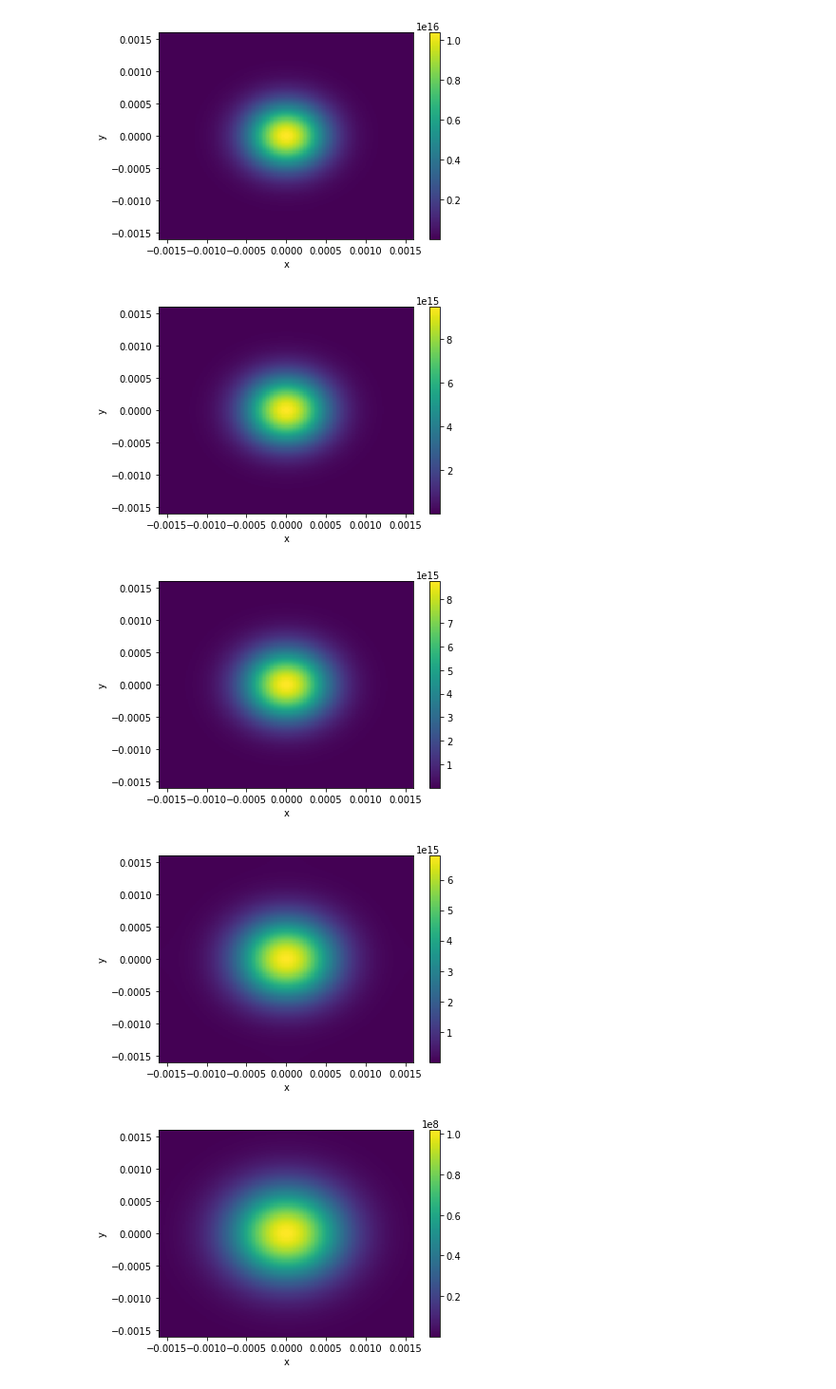
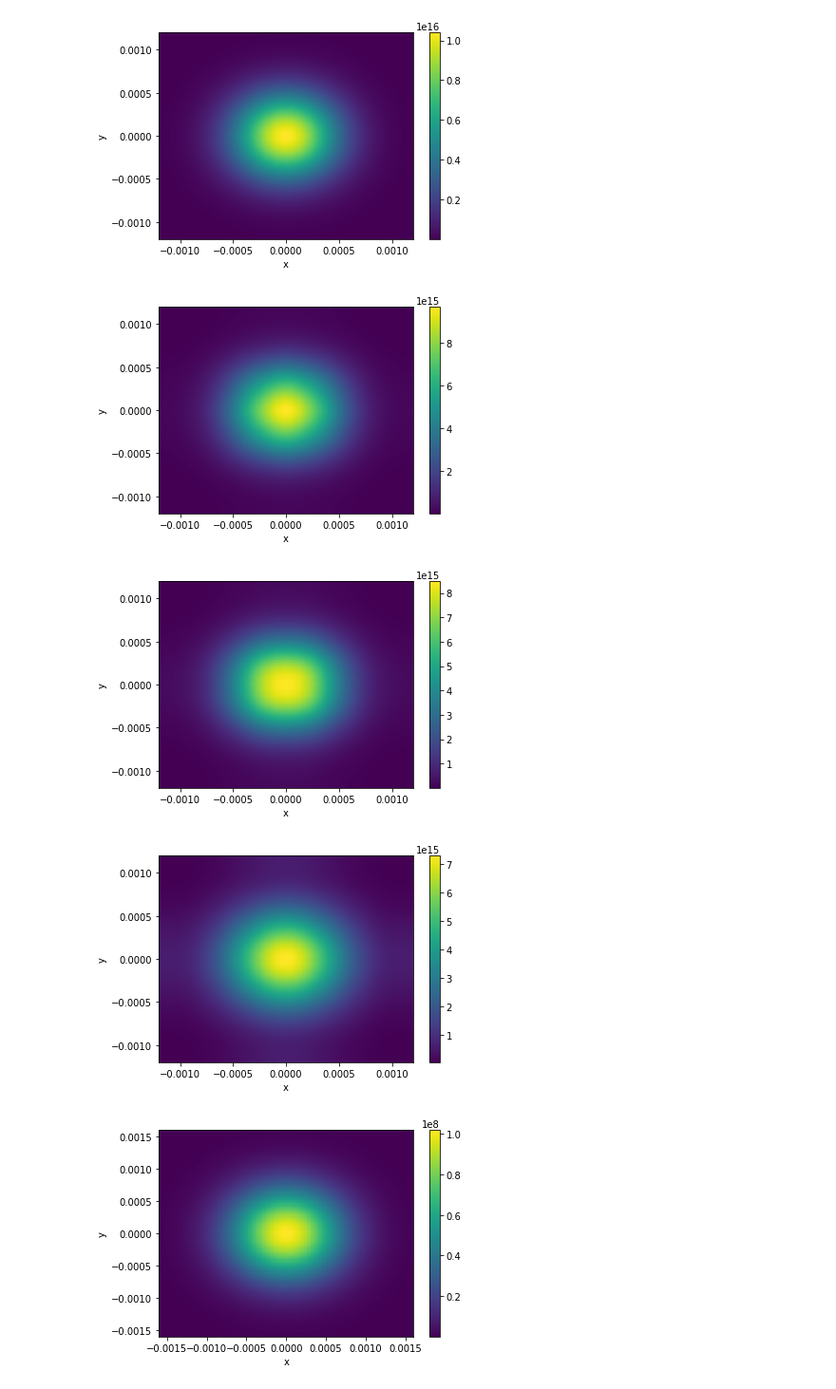
Before and after one commit to kimhong-chao/Project-PHY571, a Jupyter notebook: Design/EA.ipynb, the cells around one changed output. Shown at 95% size. Cells and saved outputs as stored; diff of their text form; code cells hidden in the pictures.

```diff
--- a/Design/EA.ipynb
+++ b/Design/EA.ipynb
@@ -129,41 +129,41 @@ p = 4
 Pin = p*Pcr
 AMP = (2*Pin/(math.pi*w0**2))**(1/2)
 x0 = [0., 0.]
 
 gauss = Gaussian(w0, AMP, x0)
 
-Lx = 1600*1e-6
-Nx = 100
-Ly = 1600*1e-6
-Ny = 100
+Lx = 1200*1e-6
+Nx = 256
+Ly = 1200*1e-6
+Ny = 256
 Lz = 1.4
 Nz = 512
 
 init_f = gauss
 
 laser = propagate(Lx, Nx, Ly, Ny, Lz, Nz, k, K, init_f, non_f)
 laser.evolution()
 
 #for i in range(25):
 #    fig, ax = plt.subplots()
 #    mesh = ax.pcolormesh(Pro.x, Pro.y, Pro.matrix[i*10])
 #    ax.set_xlabel('x')
 #    ax.set_ylabel('y')
 #    plt.colorbar(mesh, ax=ax)
 #    fig.show()
 
 for i in [0, 219, 303, Nz-1]:
     fig, ax = plt.subplots()
     mesh = ax.pcolormesh(laser.x, laser.y, laser.matrix[i])
     ax.set_xlabel('x')
     ax.set_ylabel('y')
     plt.colorbar(mesh, ax=ax)
     fig.show()
 # %% [output]
-[figure, old version]
+[figure, new version]
-[figure, old version]
+[figure, new version]
-[figure, old version]
+[figure, new version]
-[figure, old version]
+[figure, new version]
 # %%
 E = laser.matrix2[0]
 fig, ax = plt.subplots()
```
Also changed, not shown: parts of 5 cells of this notebook, 1 other file.
